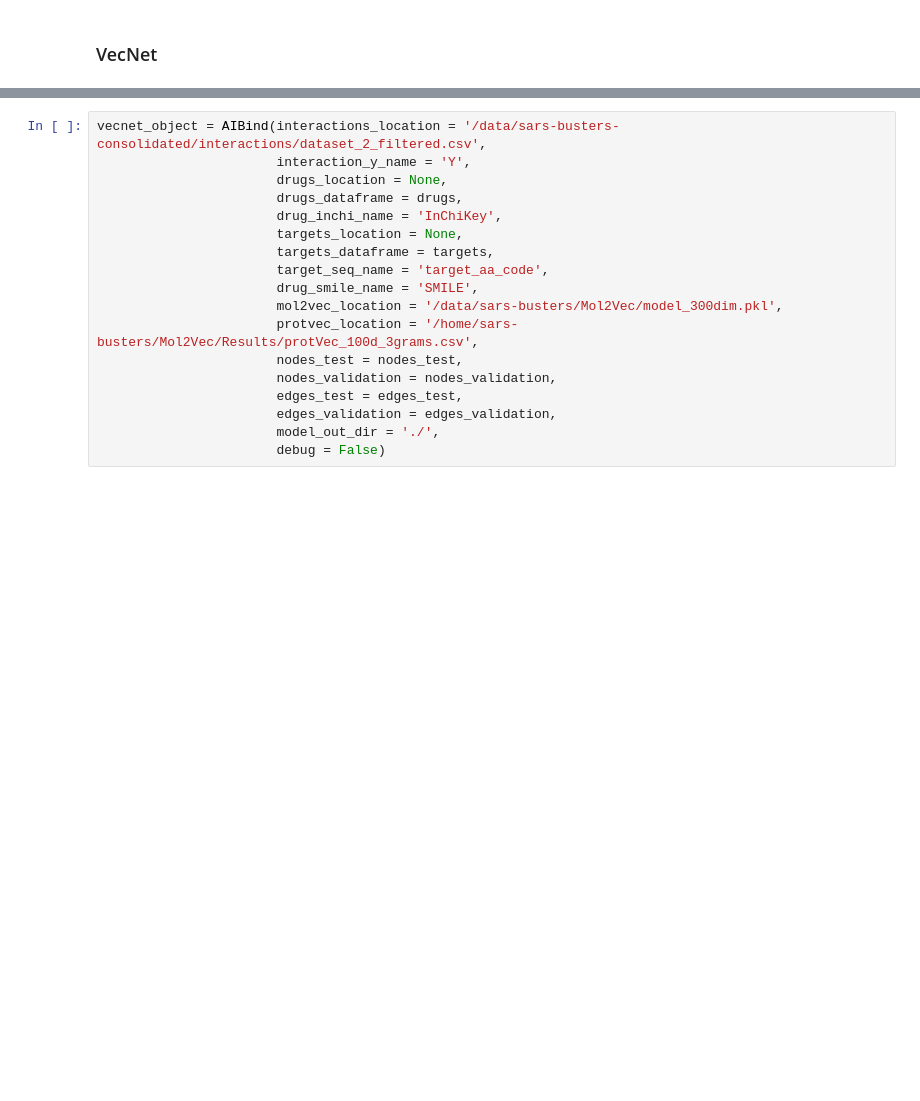
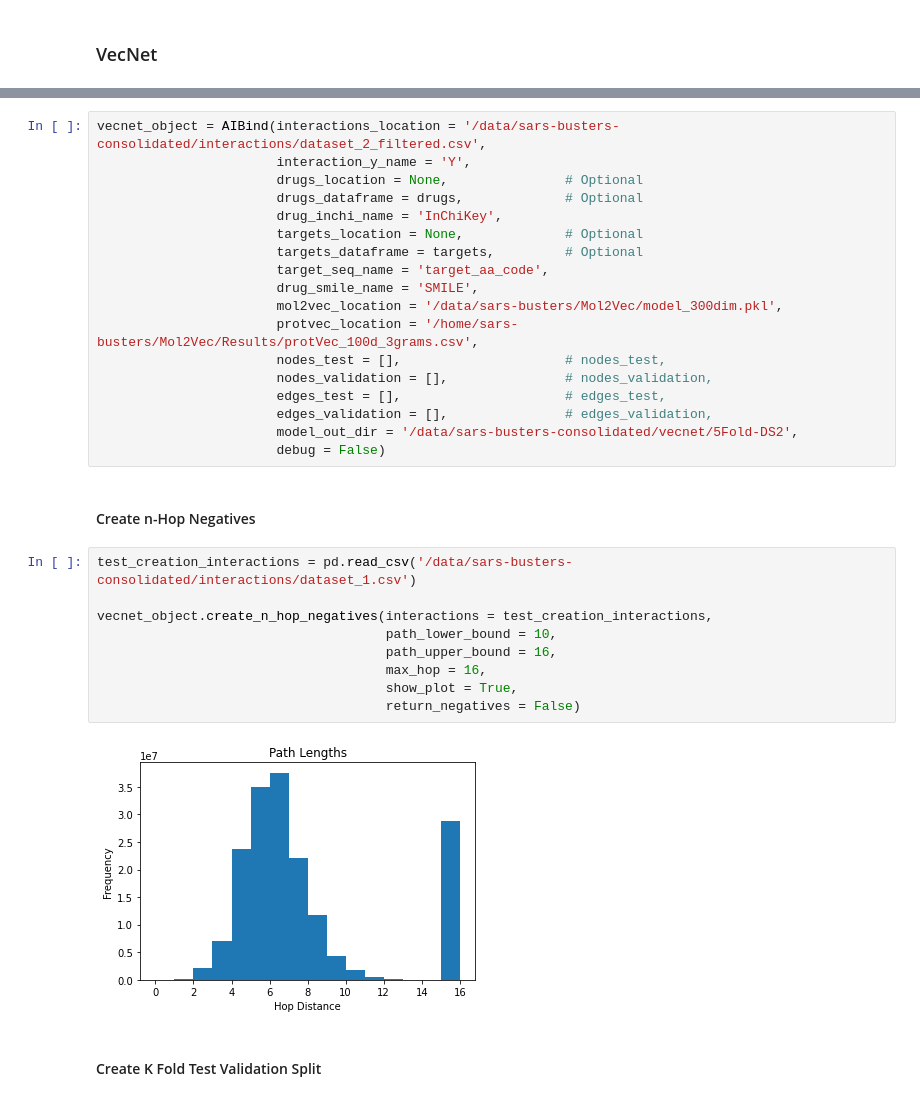
Before and after one commit to Barabasi-Lab/AI-Bind, a Jupyter notebook: VecNet/VecNet_train_test.ipynb, the cells around one changed output, grey strips where cells are left out. Saved outputs shown, nothing was run; the diff lists cells and outputs as text; blank space fills up the shorter version.

```diff
--- a/VecNet/VecNet_train_test.ipynb
+++ b/VecNet/VecNet_train_test.ipynb
@@ -1166,18 +1813,33 @@ targets = targets.rename(columns = {'Label' : 'target_aa_code'})
 # %%
 vecnet_object = AIBind(interactions_location = '/data/sars-busters-consolidated/interactions/dataset_2_filtered.csv',
                        interaction_y_name = 'Y',
-                       drugs_location = None,
-                       drugs_dataframe = drugs,
+                       drugs_location = None,               # Optional
+                       drugs_dataframe = drugs,             # Optional
                        drug_inchi_name = 'InChiKey',
-                       targets_location = None,
-                       targets_dataframe = targets,
+                       targets_location = None,             # Optional
+                       targets_dataframe = targets,         # Optional
                        target_seq_name = 'target_aa_code',
                        drug_smile_name = 'SMILE',
                        mol2vec_location = '/data/sars-busters/Mol2Vec/model_300dim.pkl',
                        protvec_location = '/home/sars-busters/Mol2Vec/Results/protVec_100d_3grams.csv',
-                       nodes_test = nodes_test,
-                       nodes_validation = nodes_validation,
-                       edges_test = edges_test,
-                       edges_validation = edges_validation,
-                       model_out_dir = './',
+                       nodes_test = [],                     # nodes_test,
+                       nodes_validation = [],               # nodes_validation,
+                       edges_test = [],                     # edges_test,
+                       edges_validation = [],               # edges_validation,
+                       model_out_dir = '/data/sars-busters-consolidated/vecnet/5Fold-DS2',
                        debug = False)
+# %% [markdown]
+#### Create n-Hop Negatives
+# %%
+test_creation_interactions = pd.read_csv('/data/sars-busters-consolidated/interactions/dataset_1.csv')
+
+vecnet_object.create_n_hop_negatives(interactions = test_creation_interactions,
+                                     path_lower_bound = 10,
+                                     path_upper_bound = 16,
+                                     max_hop = 16,
+                                     show_plot = True,
+                                     return_negatives = False)
+# %% [output]
+[figure, added]
+# %% [markdown]
+#### Create K Fold Test Validation Split
```
Also changed, not shown: parts of 18 cells of this notebook.
